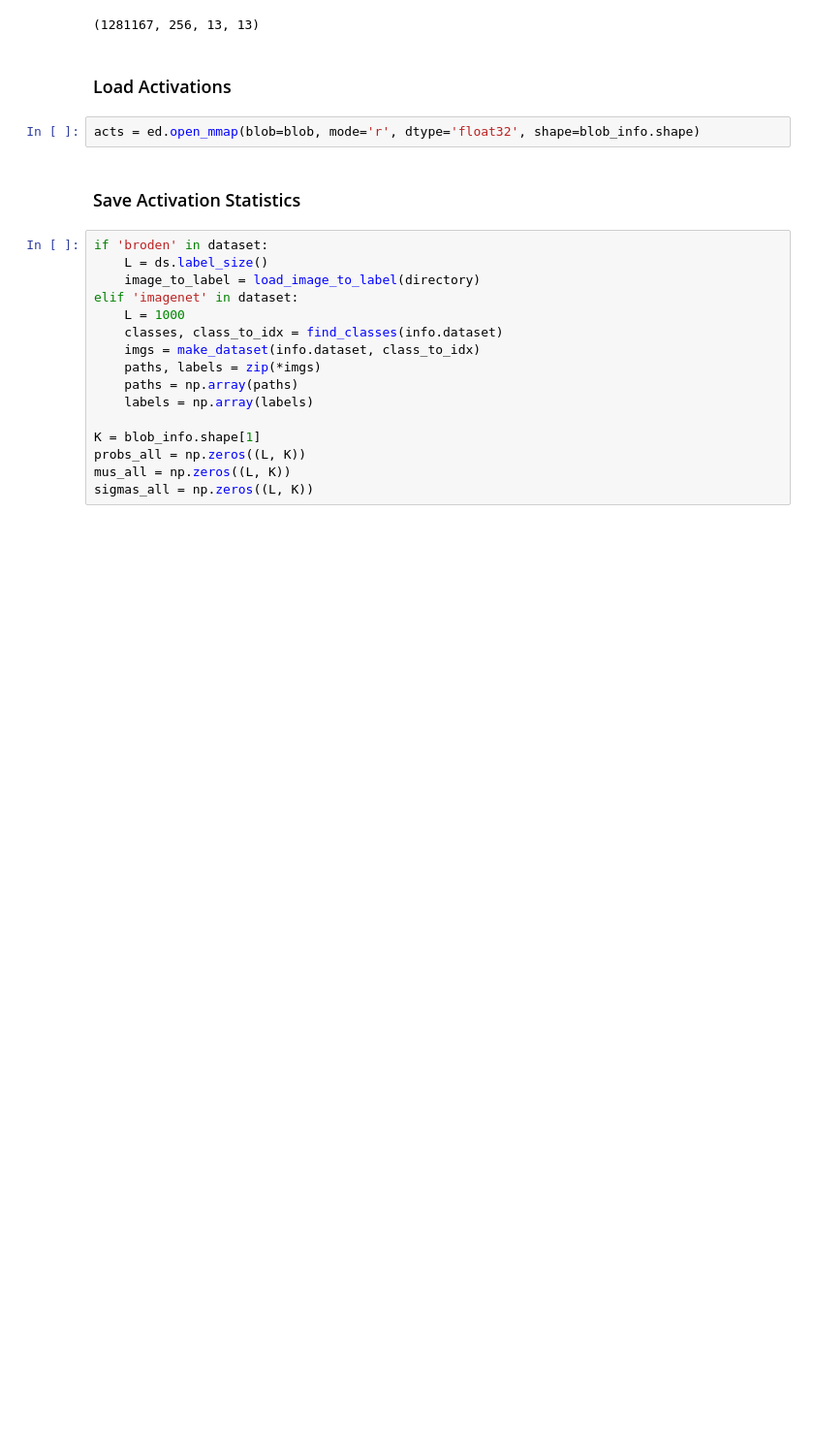
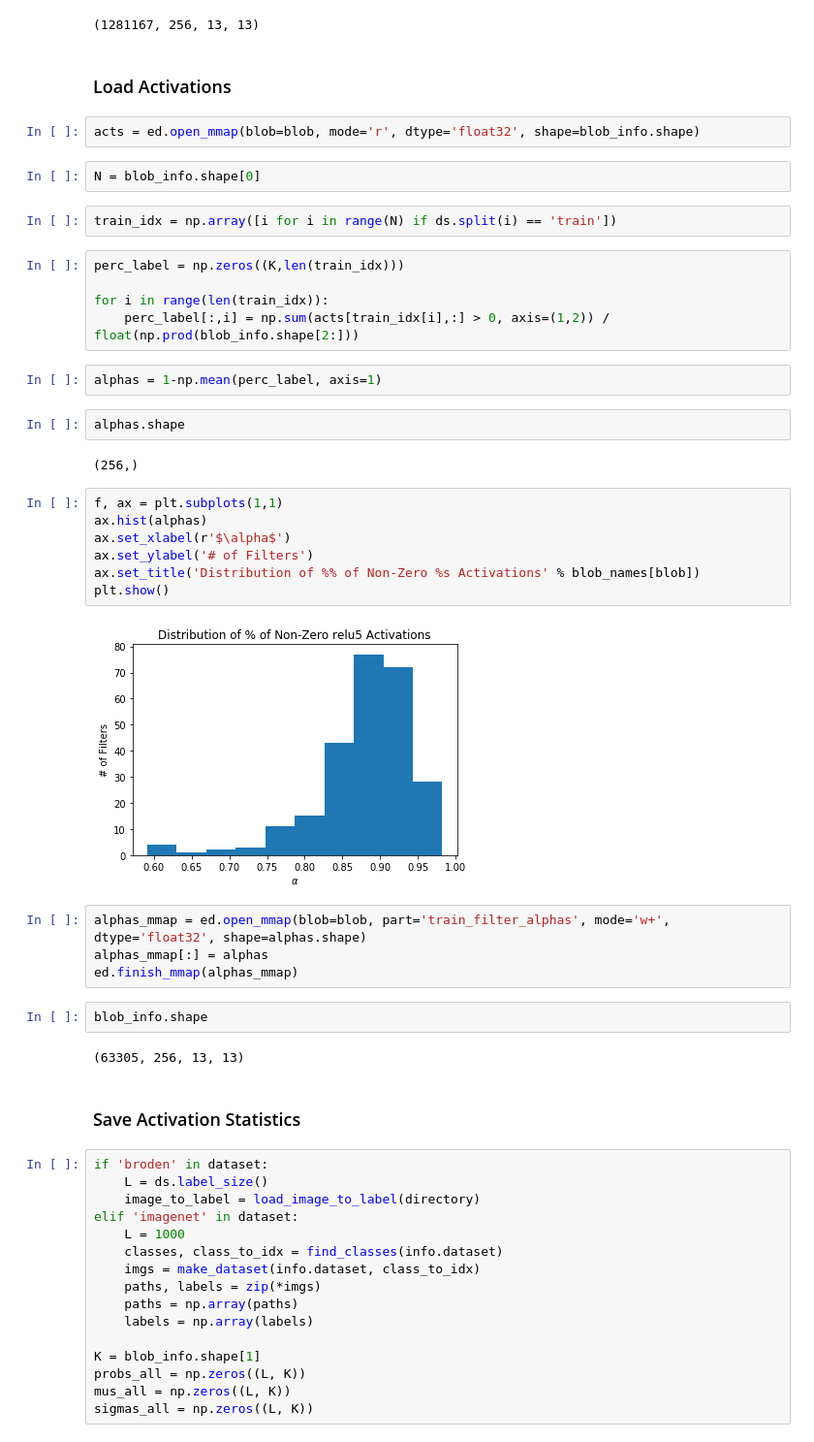
Before and after one commit to bonyuta0204/net2vec, a Jupyter notebook: src/neural_debugging.ipynb, the cells around one changed output. Shown at 97% size. Saved outputs shown, nothing was run; the diff lists cells and outputs as text; blank space fills up the shorter version.

```diff
--- a/src/neural_debugging.ipynb
+++ b/src/neural_debugging.ipynb
@@ -265,6 +262,38 @@ blob_info.shape
 ### Load Activations
 # %%
 acts = ed.open_mmap(blob=blob, mode='r', dtype='float32', shape=blob_info.shape)
+# %%
+N = blob_info.shape[0]
+# %%
+train_idx = np.array([i for i in range(N) if ds.split(i) == 'train'])
+# %%
+perc_label = np.zeros((K,len(train_idx)))
+
+for i in range(len(train_idx)):
+    perc_label[:,i] = np.sum(acts[train_idx[i],:] > 0, axis=(1,2)) / float(np.prod(blob_info.shape[2:]))
+# %%
+alphas = 1-np.mean(perc_label, axis=1)
+# %%
+alphas.shape
+# %% [output]
+(256,)
+# %%
+f, ax = plt.subplots(1,1)
+ax.hist(alphas)
+ax.set_xlabel(r'$\alpha$')
+ax.set_ylabel('# of Filters')
+ax.set_title('Distribution of %% of Non-Zero %s Activations' % blob_names[blob])
+plt.show()
+# %% [output]
+[figure, added]
+# %%
+alphas_mmap = ed.open_mmap(blob=blob, part='train_filter_alphas', mode='w+', dtype='float32', shape=alphas.shape)
+alphas_mmap[:] = alphas
+ed.finish_mmap(alphas_mmap)
+# %%
+blob_info.shape
+# %% [output]
+(63305, 256, 13, 13)
 # %% [markdown]
 ### Save Activation Statistics
 # %%
```
Also changed, not shown: parts of 8 cells of this notebook, 9 other files.
